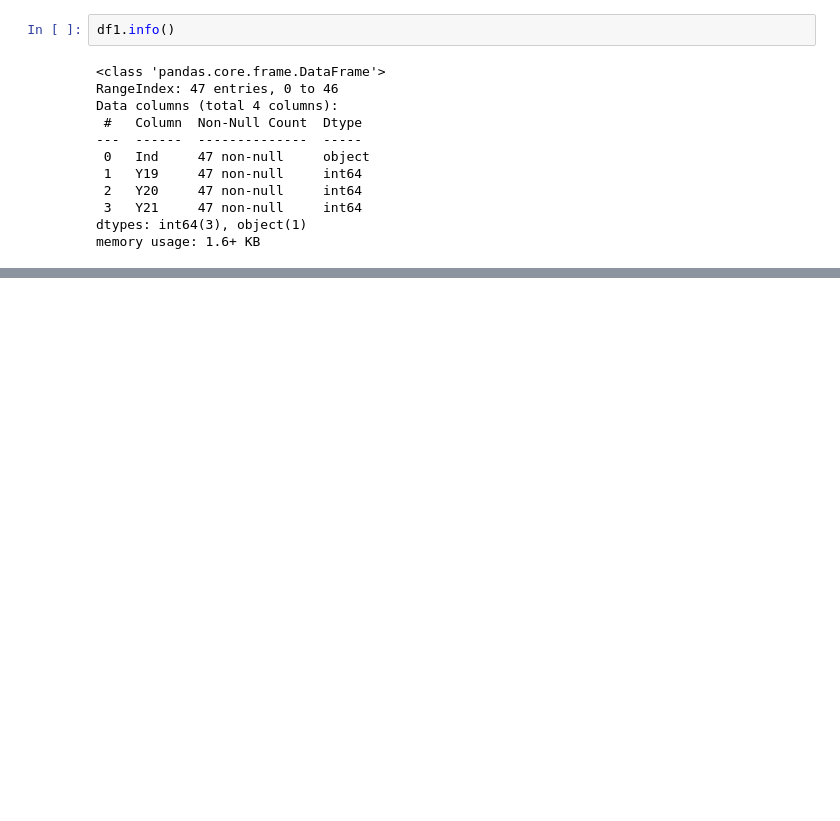
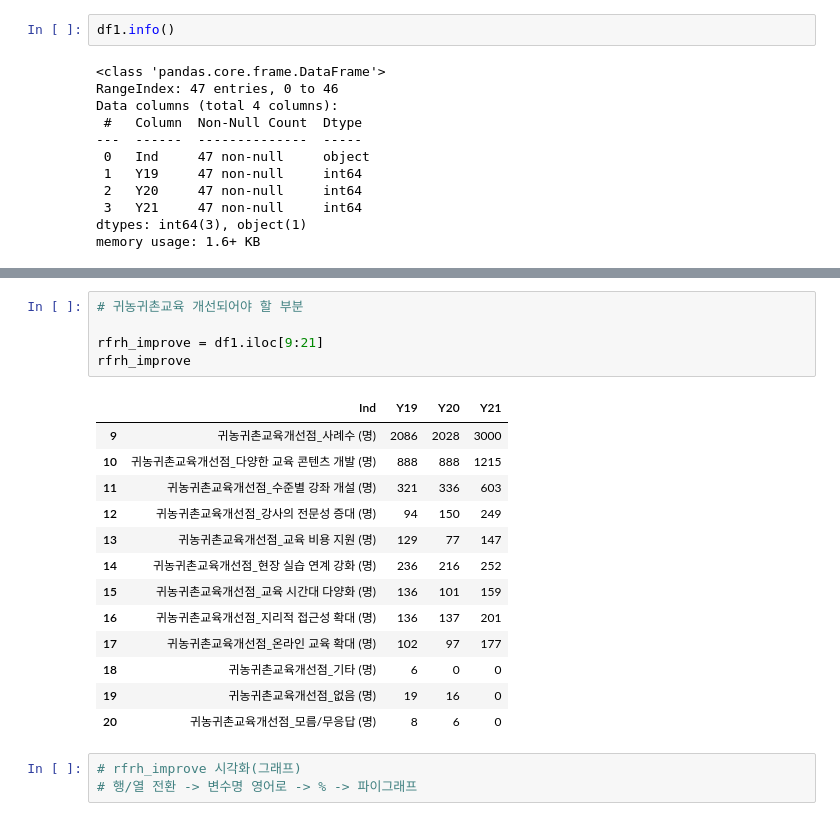
Before and after one commit to limyerin/contest, a Jupyter notebook: data_tidy.ipynb, the cells around one changed output, grey strips where cells are left out. Cells and saved outputs as stored; diff of their text form; blank space fills up the shorter version.

```diff
--- a/data_tidy.ipynb
+++ b/data_tidy.ipynb
@@ -323,0 +257,22 @@ memory usage: 1.6+ KB
+# %%
+# 귀농귀촌교육 개선되어야 할 부분
+
+rfrh_improve = df1.iloc[9:21]
+rfrh_improve
+# %% [output]
+|  | Ind | Y19 | Y20 | Y21 |
+| 9 | 귀농귀촌교육개선점_사례수 (명) | 2086 | 2028 | 3000 |
+| 10 | 귀농귀촌교육개선점_다양한 교육 콘텐츠 개발 (명) | 888 | 888 | 1215 |
+| 11 | 귀농귀촌교육개선점_수준별 강좌 개설 (명) | 321 | 336 | 603 |
+| 12 | 귀농귀촌교육개선점_강사의 전문성 증대 (명) | 94 | 150 | 249 |
+| 13 | 귀농귀촌교육개선점_교육 비용 지원 (명) | 129 | 77 | 147 |
+| 14 | 귀농귀촌교육개선점_현장 실습 연계 강화 (명) | 236 | 216 | 252 |
+| 15 | 귀농귀촌교육개선점_교육 시간대 다양화 (명) | 136 | 101 | 159 |
+| 16 | 귀농귀촌교육개선점_지리적 접근성 확대 (명) | 136 | 137 | 201 |
+| 17 | 귀농귀촌교육개선점_온라인 교육 확대 (명) | 102 | 97 | 177 |
+| 18 | 귀농귀촌교육개선점_기타 (명) | 6 | 0 | 0 |
+| 19 | 귀농귀촌교육개선점_없음 (명) | 19 | 16 | 0 |
+| 20 | 귀농귀촌교육개선점_모름/무응답 (명) | 8 | 6 | 0 |
+# %%
+# rfrh_improve 시각화(그래프)
+# 행/열 전환 -> 변수명 영어로 -> % -> 파이그래프
```
Also changed, not shown: parts of 13 cells of this notebook.
